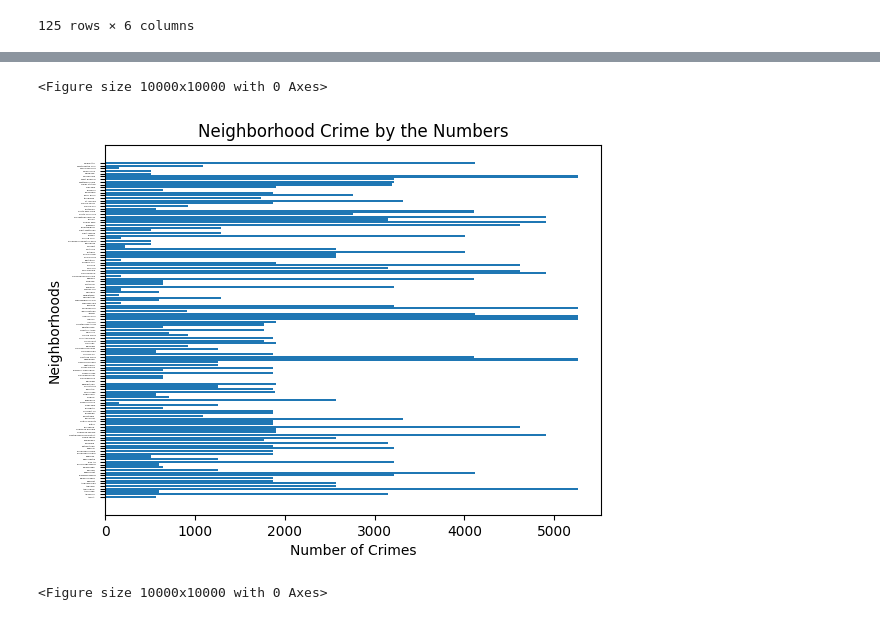
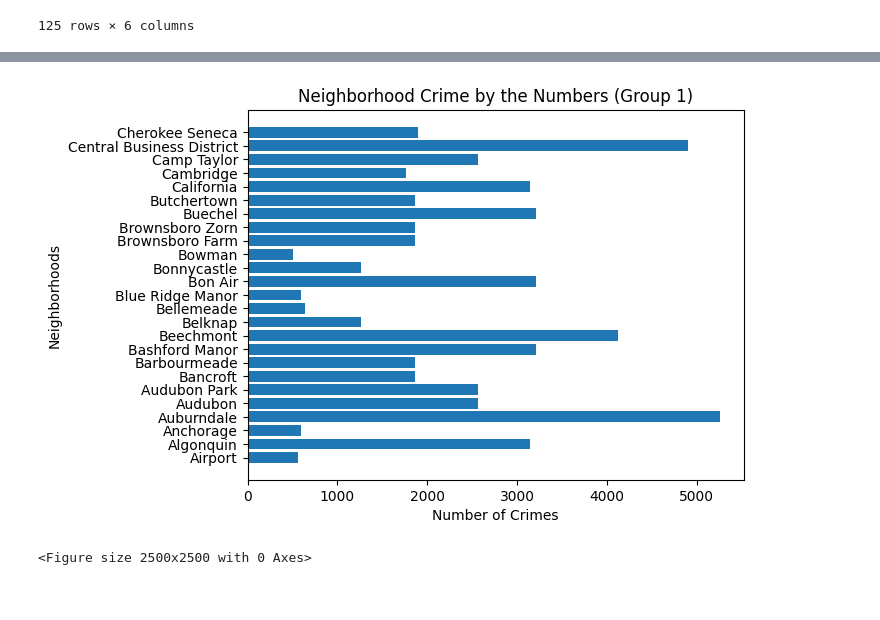
Before and after one commit to ltc870/codelouisville2023finalproject, a Jupyter notebook: finalproject.ipynb, the cells around one changed output, grey strips where cells are left out. Drawn from its saved outputs; the diff is of its cells as text; code cells hidden in the pictures.

Commit message:
aded charts to project

```diff
--- a/finalproject.ipynb
+++ b/finalproject.ipynb
@@ -255,11 +237,19 @@ Name: Neighborhood, Length: 125, dtype: object
+# %%
+# Breaking the dataframe into 5 groups
+neighborhoods_group1 = base_df.iloc[:25]
+neighborhoods_group2 = base_df.iloc[25:50]
+neighborhoods_group3 = base_df.iloc[50:75]
+neighborhoods_group4 = base_df.iloc[75:100]
+neighborhoods_group5 = base_df.iloc[100:]
 # %%
-plt.barh(neighborhoods_se, crime_by_numbers_se)
-plt.title("Neighborhood Crime by the Numbers")
+crime_by_numbers_se1 = neighborhoods_group1["CRIME_TYPE"].apply(len)
+neighborhood_se1 = neighborhoods_group1["Neighborhood"]
+plt.barh(neighborhood_se1, crime_by_numbers_se1)
+plt.title("Neighborhood Crime by the Numbers (Group 1)")
 plt.xlabel("Number of Crimes")
 plt.ylabel("Neighborhoods")
-plt.yticks(fontsize=1.5)
-plt.figure(figsize=(100, 100))
+plt.figure(figsize=(25, 25))
+plt.show()
 # %% [output]
+[figure, new version]
-<Figure size 10000x10000 with 0 Axes>
+<Figure size 2500x2500 with 0 Axes>
-[figure, old version]
-<Figure size 10000x10000 with 0 Axes>
```
Also changed, not shown: parts of 5 cells of this notebook.
